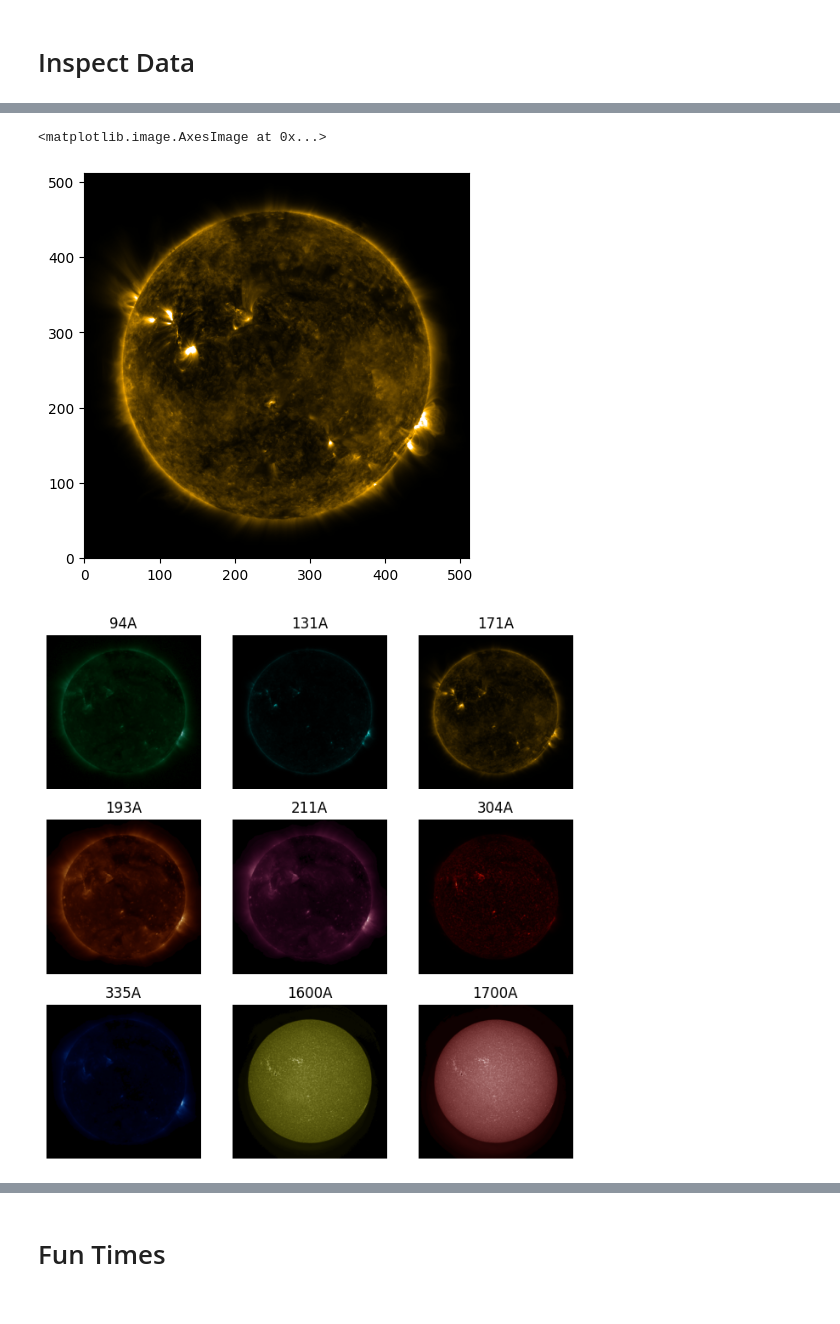
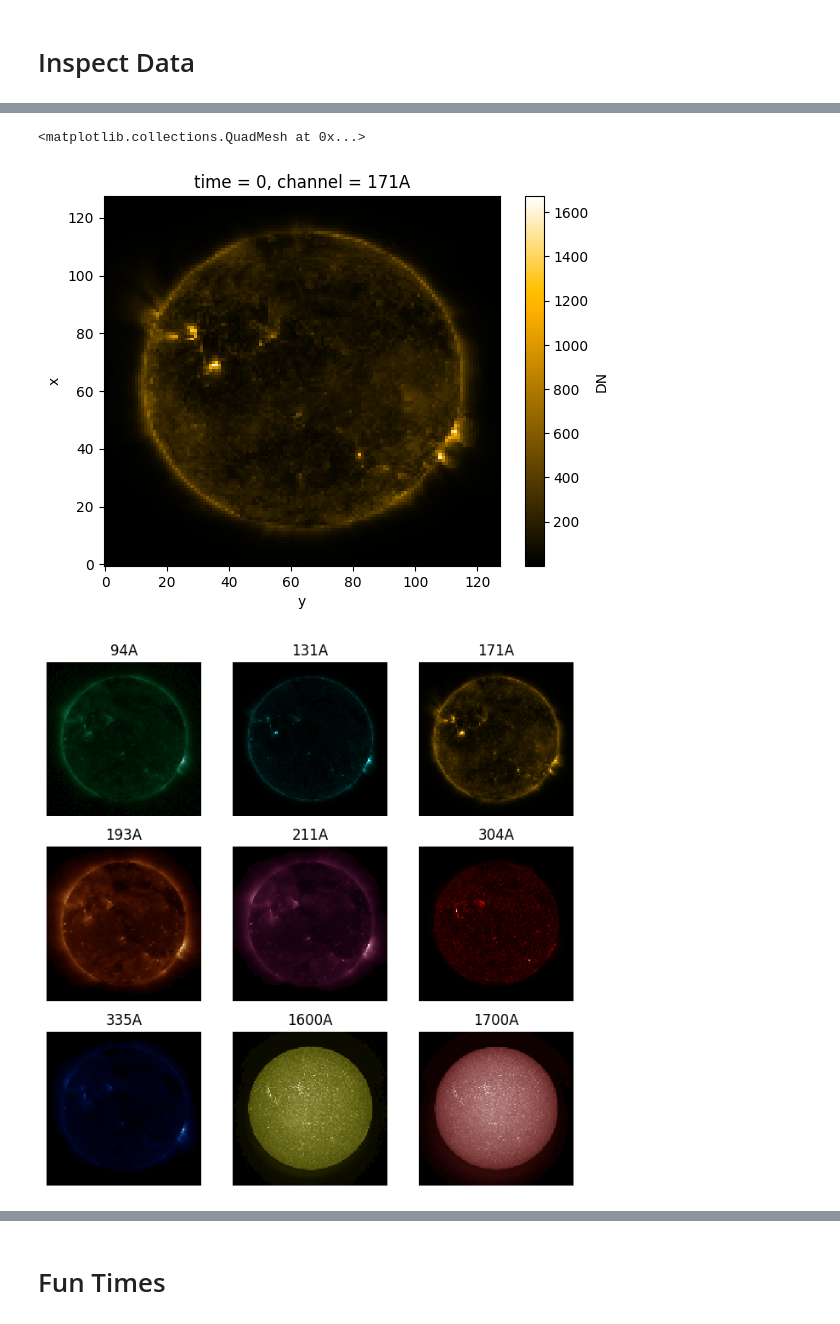
Before and after one commit to ErUM-Data-Hub/Challenges, a Jupyter notebook: solar/challenge.ipynb, the cells around one changed output, grey strips where cells are left out. Drawn from its saved outputs; the diff is of its cells as text; code cells hidden in the pictures.

```diff
--- a/solar/challenge.ipynb
+++ b/solar/challenge.ipynb
@@ -91,0 +54,2 @@ all_image
+# %%
+ds = xr.open_dataset('all128.nc')
@@ -91,0 +64,3 @@ all_image
+# %%
+selected_channel = ds['DN'].sel(channel='171A')
+selected_channel
@@ -92,24 +75,21 @@ all_image
 # %%
-image=all_image[0,:,:]
-plt.figure(figsize=(5,5))
-colormap = plt.get_cmap('sdoaia171')
-plt.imshow(image,origin='lower',vmin=10,vmax=1000,cmap=colormap)
+img = selected_channel.isel(time=0)
+cmap = plt.get_cmap('sdoaia171')
+img.plot(cmap=cmap)
 # %% [output]
-<matplotlib.image.AxesImage at 0x...>
+<matplotlib.collections.QuadMesh at 0x...>
-[figure, old version]
+[figure, new version]
 # %%
-keys = natsorted(root["2010"].keys())
+keys = natsorted(ds['channel'].data)
 fig, axes = plt.subplots(3, 3, figsize=(8, 8))
 
 for ax, key in zip(axes.ravel(), keys):
-    data = root["2010"][key][0]
-    img = da.from_array(data)
+    data = ds['DN'].sel(channel=key).isel(time=0)
     cmap = plt.get_cmap(f'sdoaia{key[:-1]}')
-    im = ax.imshow(img, origin='lower', cmap=cmap)
-    # fig.colorbar(im, ax=ax)
+    im = data.plot(cmap=cmap, ax=ax, add_colorbar=False)
     ax.set_title(key)
     ax.axis('off')
 
 plt.show()
 # %% [output]
-[figure, old version]
+[figure, new version]
```
Also changed, not shown: parts of 40 cells of this notebook.
